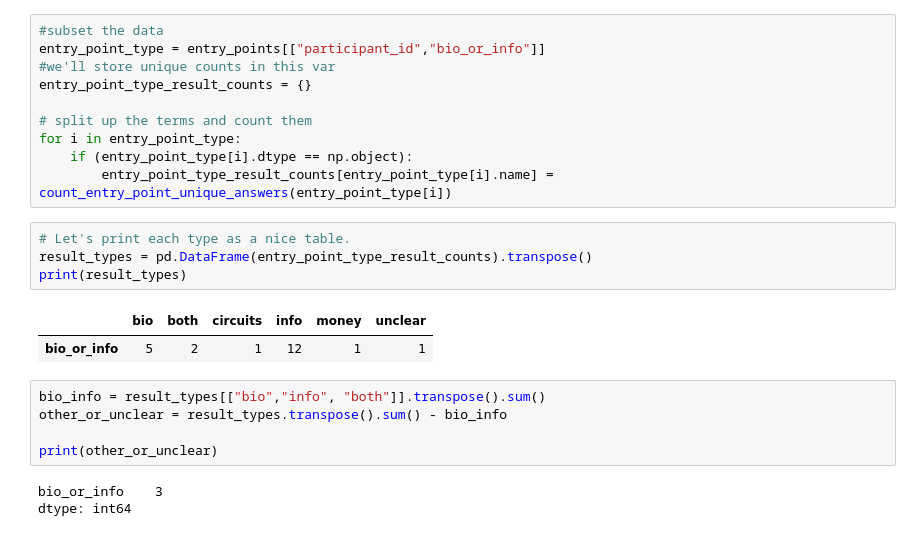
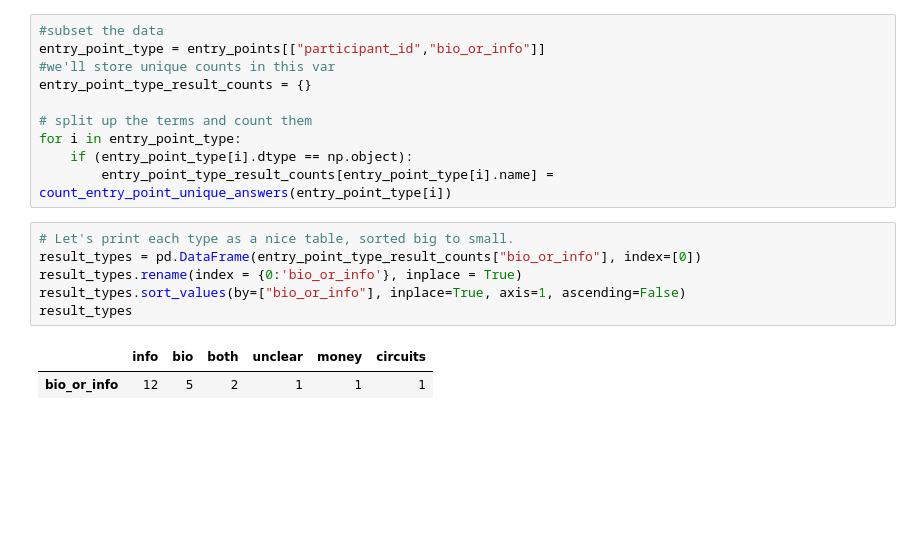
Before and after one commit to yochannah/subjective-data-models-analysis, a Jupyter notebook: file_mapping_and_entry_points.ipynb, the cells around one changed output. Saved outputs shown, nothing was run; the diff lists cells and outputs as text; blank space fills up the shorter version.

Commit message:
tidy file mapping and entry point notebook, prep for publication

```diff
--- a/file_mapping_and_entry_points.ipynb
+++ b/file_mapping_and_entry_points.ipynb
@@ -253,17 +271,11 @@ for i in entry_point_type:
     if (entry_point_type[i].dtype == np.object):
         entry_point_type_result_counts[entry_point_type[i].name] = count_entry_point_unique_answers(entry_point_type[i])
 # %%
-# Let's print each type as a nice table.
-result_types = pd.DataFrame(entry_point_type_result_counts).transpose()
-print(result_types)
+# Let's print each type as a nice table, sorted big to small.
+result_types = pd.DataFrame(entry_point_type_result_counts["bio_or_info"], index=[0])
+result_types.rename(index = {0:'bio_or_info'}, inplace = True)
+result_types.sort_values(by=["bio_or_info"], inplace=True, axis=1, ascending=False)
+result_types
 # %% [output]
-|  | bio | both | circuits | info | money | unclear |
-| bio_or_info | 5 | 2 | 1 | 12 | 1 | 1 |
+|  | info | bio | both | unclear | money | circuits |
+| bio_or_info | 12 | 5 | 2 | 1 | 1 | 1 |
-# %%
-bio_info = result_types[["bio","info", "both"]].transpose().sum()
-other_or_unclear = result_types.transpose().sum() - bio_info
-
-print(other_or_unclear)
-# %% [output]
-bio_or_info    3
-dtype: int64
```
Also changed, not shown: parts of 7 cells of this notebook.
